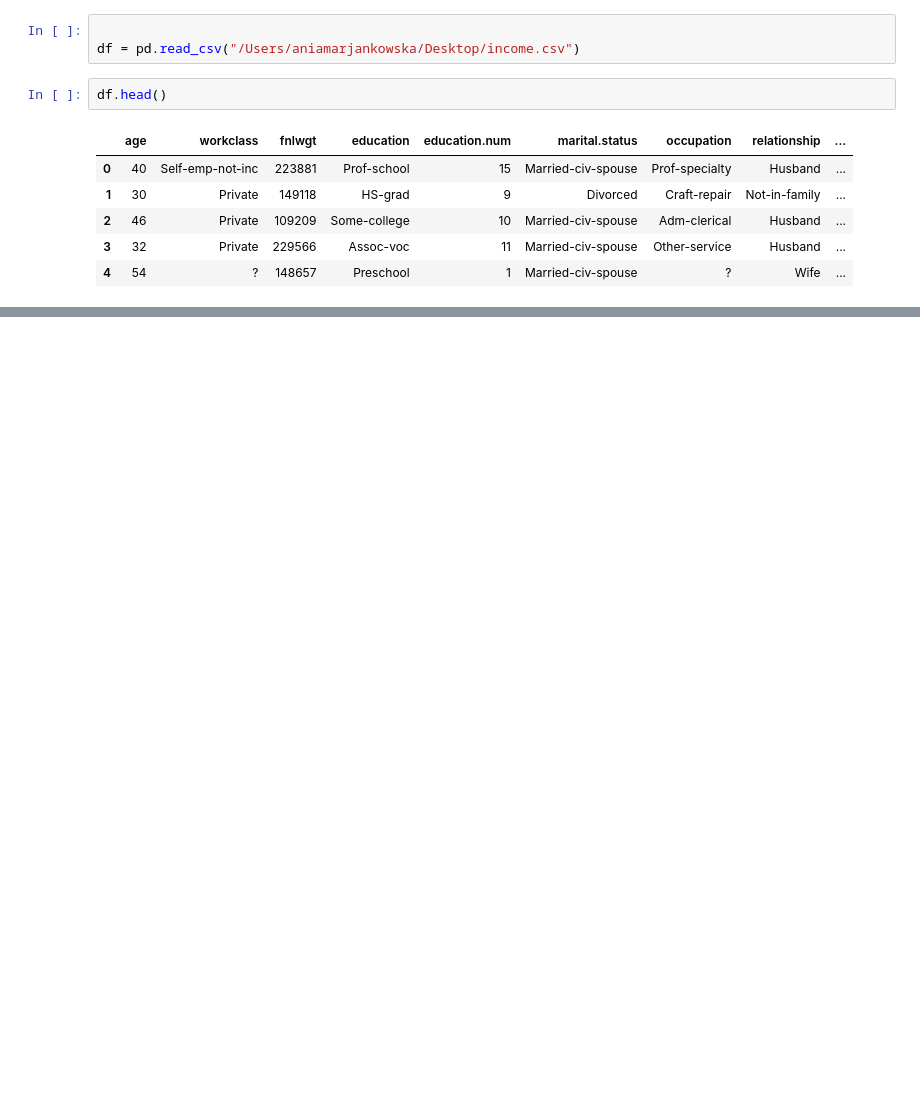
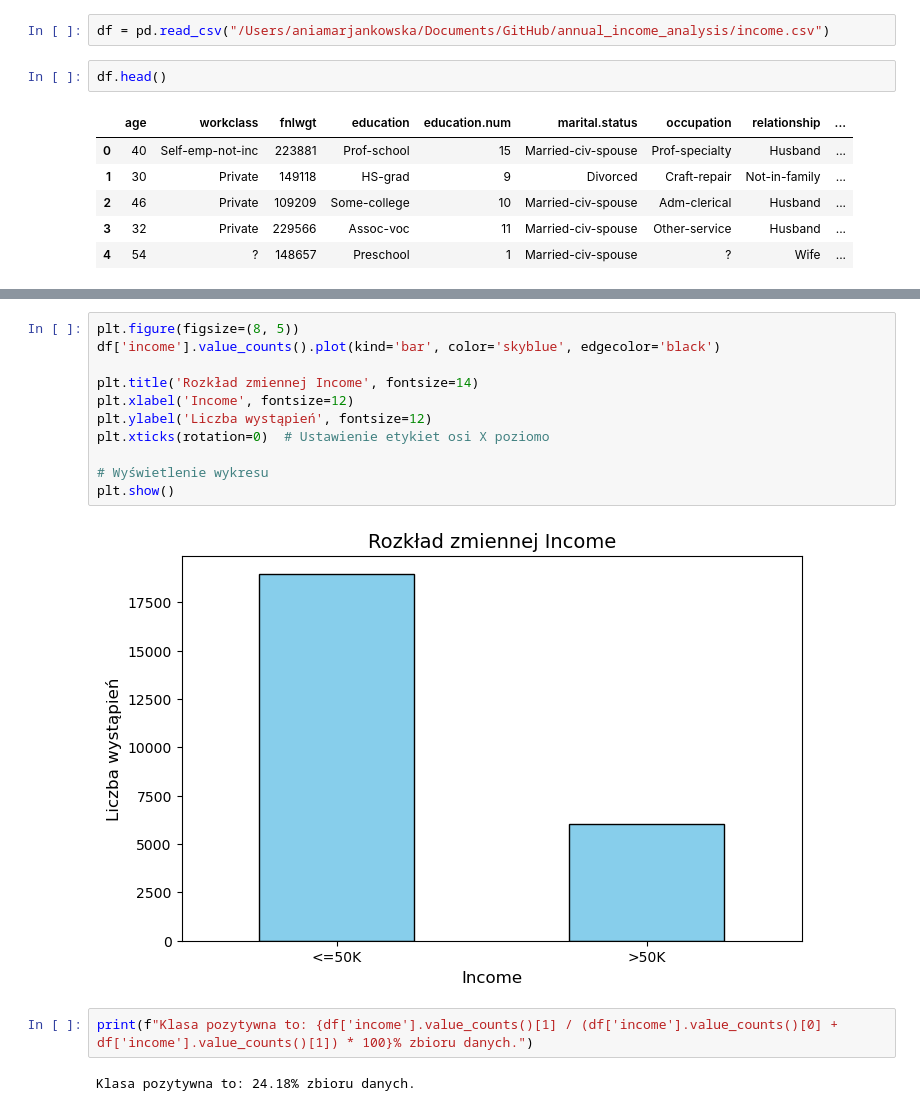
Before and after one commit to adrianzyla/annual_income_analysis, a Jupyter notebook: annual_income_analysis.ipynb, the cells around one changed output, grey strips where cells are left out. Cells and saved outputs as stored; diff of their text form; blank space fills up the shorter version.

```diff
--- a/annual_income_analysis.ipynb
+++ b/annual_income_analysis.ipynb
@@ -6,6 +10,5 @@ import seaborn as sns
 # %%
-
-df = pd.read_csv("/Users/aniamarjankowska/Desktop/income.csv")
+df = pd.read_csv("/Users/aniamarjankowska/Documents/GitHub/annual_income_analysis/income.csv")
 # %%
 df.head()
 # %% [output]
@@ -24,0 +151,17 @@ Name: count, dtype: int64
+# %%
+plt.figure(figsize=(8, 5))
+df['income'].value_counts().plot(kind='bar', color='skyblue', edgecolor='black')
+
+plt.title('Rozkład zmiennej Income', fontsize=14)
+plt.xlabel('Income', fontsize=12)
+plt.ylabel('Liczba wystąpień', fontsize=12)
+plt.xticks(rotation=0)  # Ustawienie etykiet osi X poziomo
+
+# Wyświetlenie wykresu
+plt.show()
+# %% [output]
+[figure, added]
+# %%
+print(f"Klasa pozytywna to: {df['income'].value_counts()[1] / (df['income'].value_counts()[0] + df['income'].value_counts()[1]) * 100}% zbioru danych.")
+# %% [output]
+Klasa pozytywna to: 24.18% zbioru danych.
```
Also changed, not shown: parts of 20 cells of this notebook.
